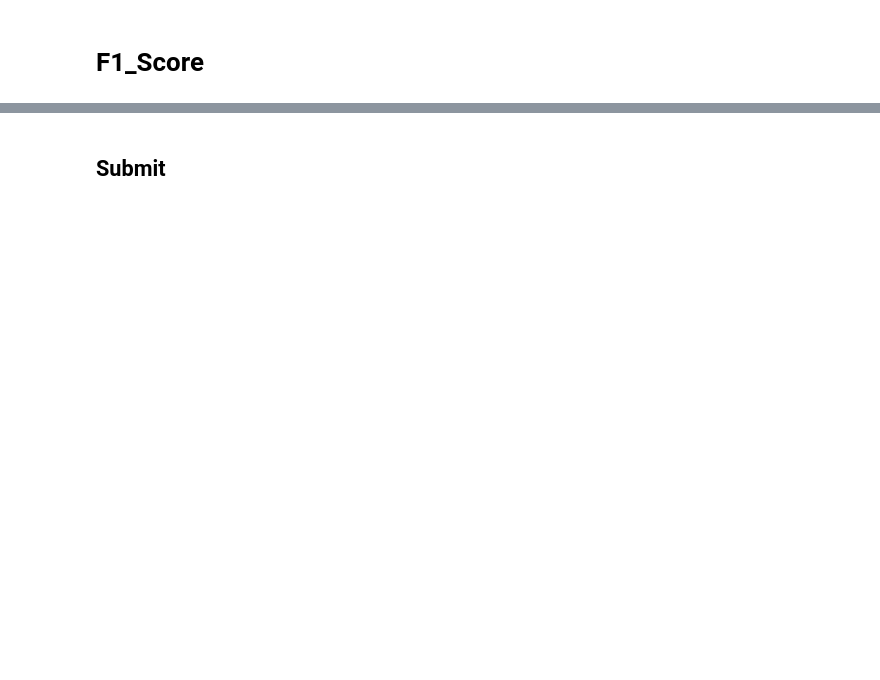
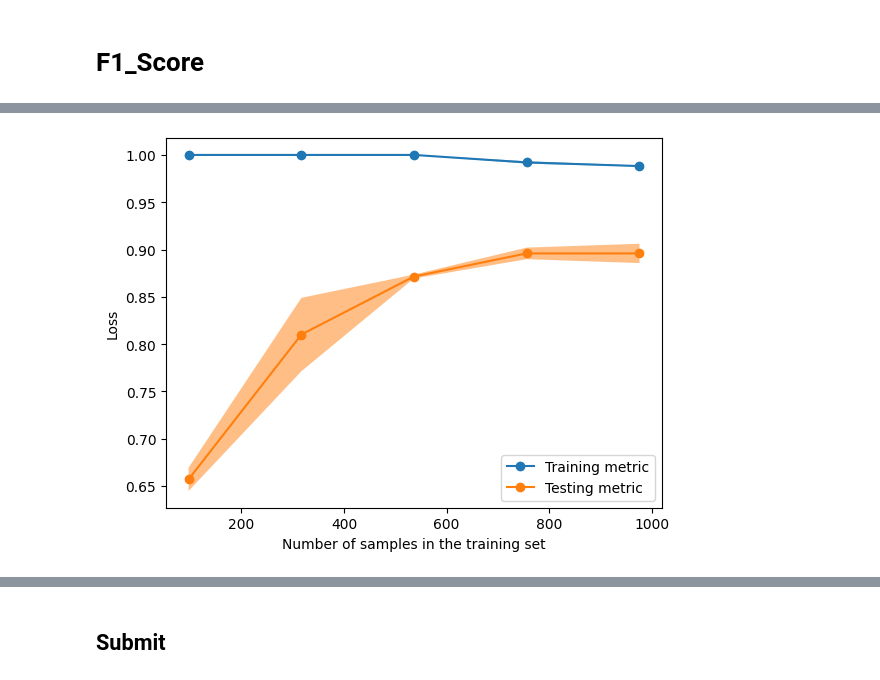
Before and after one commit to seoggu/hackerton_1, a Jupyter notebook: original copy.ipynb, the cells around one changed output, grey strips where cells are left out. Cells and saved outputs as stored; diff of their text form; code cells hidden in the pictures; blank space fills up the shorter version.

```diff
--- a/original copy.ipynb
+++ b/original copy.ipynb
@@ -428,3 +507,27 @@ preds = voting_clf_10gb.predict(TESTING_DATA)
 # f1_temp
 # %%
 # f1_score(f1_temp, preds)
+# %%
+target = train_y['Y_Class']
+features = train_x.fillna(0)
+
+
+X_train_rand, X_test_rand, y_train_rand, y_test_rand = train_test_split(features,
+                                                                            target,
+                                                                            test_size=0.4,
+                                                                            random_state=445
+                                                                            )
+
+plt_testing_gb =  GradientBoostingClassifier(  n_estimators = 150 ,
+                                                learning_rate = 0.05 ,
+                                                    verbose = 2,
+                                                    max_depth=2
+                                                )
+
+plt_testing_gb.fit(X_train_rand,y_train_rand)
+
+train_temp = plt_testing_gb.predict(X_train_rand)
+test_temp = plt_testing_gb.predict(X_test_rand)
+
+
+print(f'testscore{f1_score(y_test_rand, test_temp,average="macro")} trainscore{f1_score(y_train_rand, train_temp,average="macro")}')
@@ -430,0 +578,20 @@ preds = voting_clf_10gb.predict(TESTING_DATA)
+# %%
+import matplotlib.pyplot as plt
+
+common_params = {
+    "X": o_Train_X,
+    "y": o_Train_Y,
+    "train_sizes": np.linspace(0.1, 1.0, 5),
+    "cv": ShuffleSplit(n_splits=2, test_size=0.2, random_state=0),
+    "score_type": "both",
+    "n_jobs": 4,
+    "line_kw": {"marker": "o"},
+    "std_display_style": "fill_between",
+    "score_name": "Accuracy",
+}
+
+LearningCurveDisplay.from_estimator(plt_testing_gb, **common_params)
+
+plt.show()
+# %% [output]
+[figure, added]
```
Also changed, not shown: parts of 17 cells of this notebook.
